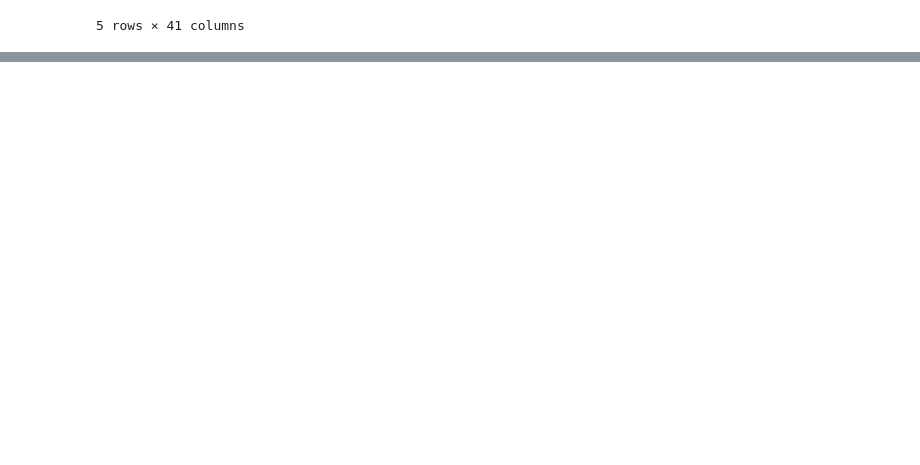
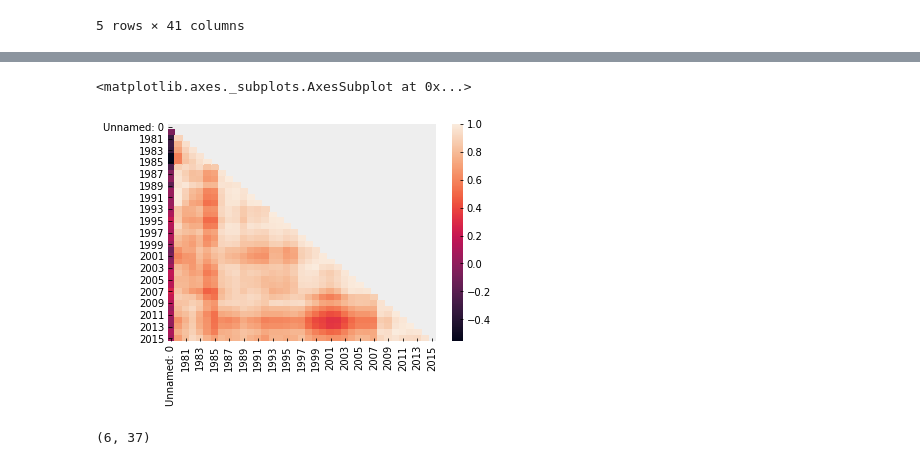
Before and after one commit to csulfrian/capstone-1, a Jupyter notebook: notebooks/in_process_eda.ipynb, the cells around one changed output, grey strips where cells are left out. Cells and saved outputs as stored; diff of their text form; code cells hidden in the pictures; blank space fills up the shorter version.

```diff
--- a/notebooks/in_process_eda.ipynb
+++ b/notebooks/in_process_eda.ipynb
@@ -172,0 +174,12 @@ df2.head()
+# %%
+mask = np.triu(np.ones_like(df2.corr()))
+sns.heatmap(df2.corr(), mask=mask)
+# %% [output]
+<matplotlib.axes._subplots.AxesSubplot at 0x...>
+[figure, added]
+# %%
+# df2 = df2.drop(['Country Name', 'Indicator Name',
+#                   'Indicator Code', 'Unnamed: 0'], axis=1)
+df2.shape
+# %% [output]
+(6, 37)
```
Also changed, not shown: parts of 7 cells of this notebook, 28 other files.
